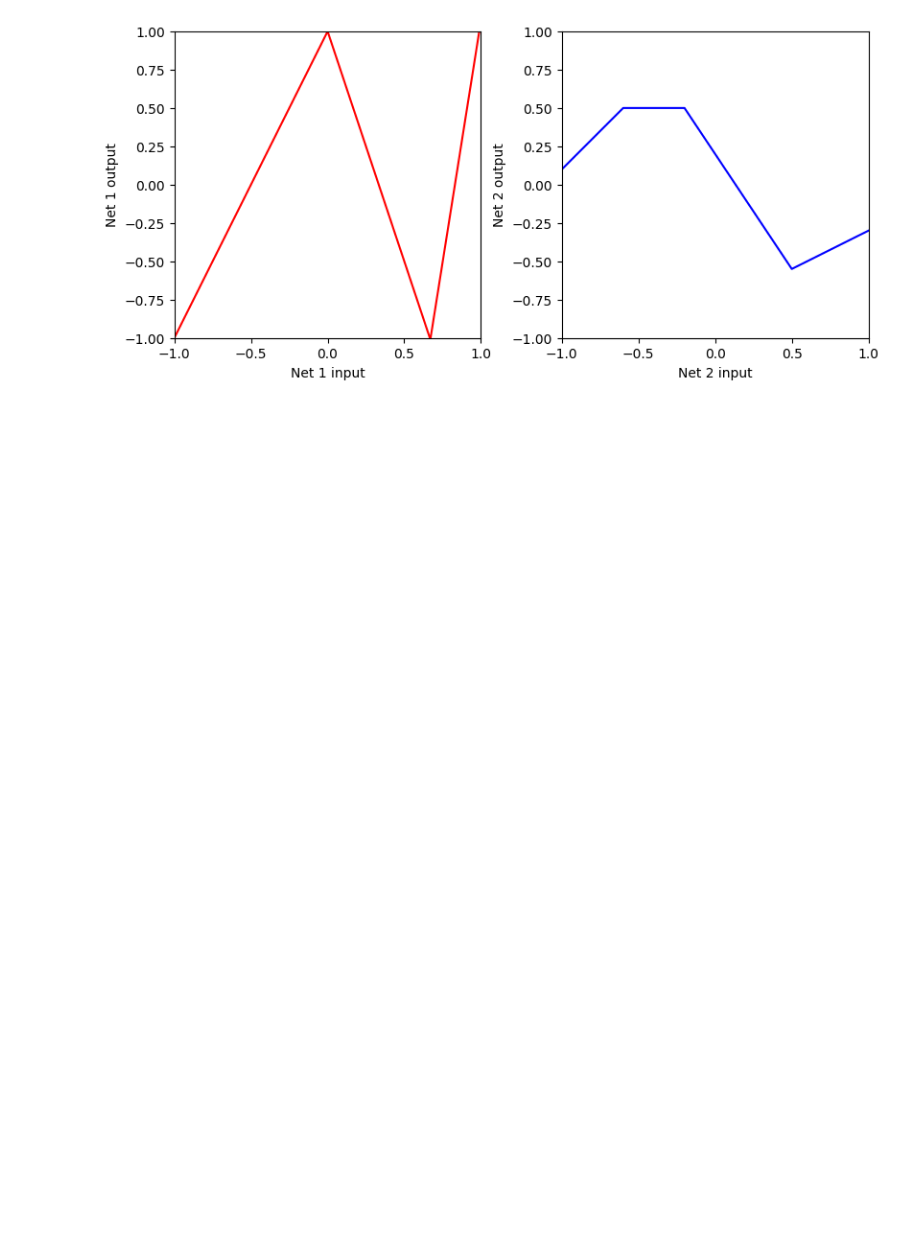
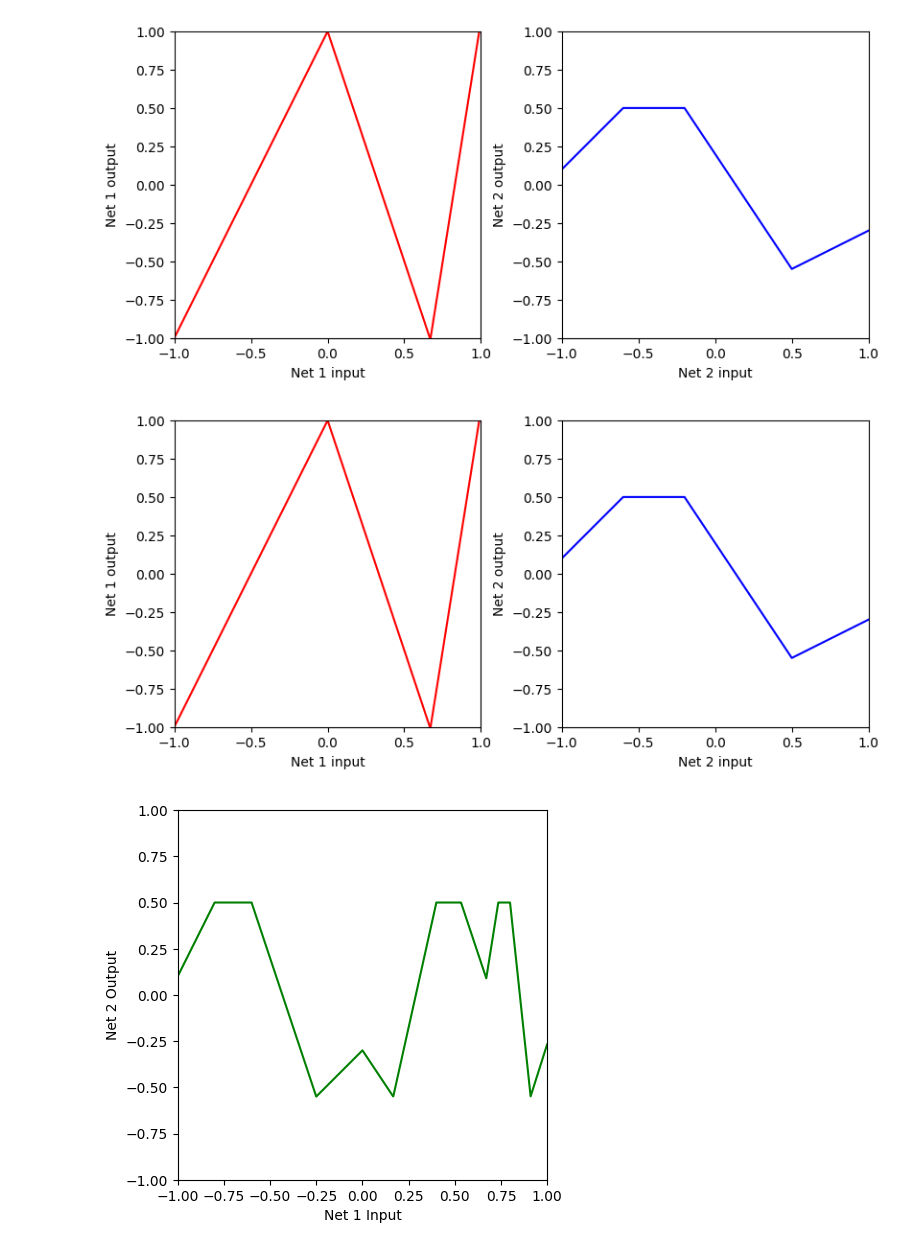
Before and after one commit to Saransh-Basu-01/Understanding-Deep-learning-, a Jupyter notebook: Deep_Neural_Networks.ipynb, the cells around one changed output. Drawn from its saved outputs; the diff is of its cells as text; code cells hidden in the pictures; blank space fills up the shorter version.

```diff
--- a/Deep_Neural_Networks.ipynb
+++ b/Deep_Neural_Networks.ipynb
@@ -76,3 +76,19 @@ net2_out = shallow_1_1_3(x, ReLU, n2_phi_0, n2_phi_1, n2_phi_2, n2_phi_3, n2_the
 plot_neural_two_components(x, net1_out, net2_out)
 # %% [output]
 [figure]
+# %%
+
+# Now let's see if your predictions were right
+
+# TODO feed the output of first network into second network (replace this line)
+net12_out = shallow_1_1_3(net1_out, ReLU,
+                          n2_phi_0, n2_phi_1, n2_phi_2, n2_phi_3,
+                          n2_theta_10, n2_theta_11,
+                          n2_theta_20, n2_theta_21,
+                          n2_theta_30, n2_theta_31)
+
+# Plot all three graphs
+plot_neural_two_components(x, net1_out, net2_out, net12_out)
+# %% [output]
+[figure, added]
+[figure, added]
```
